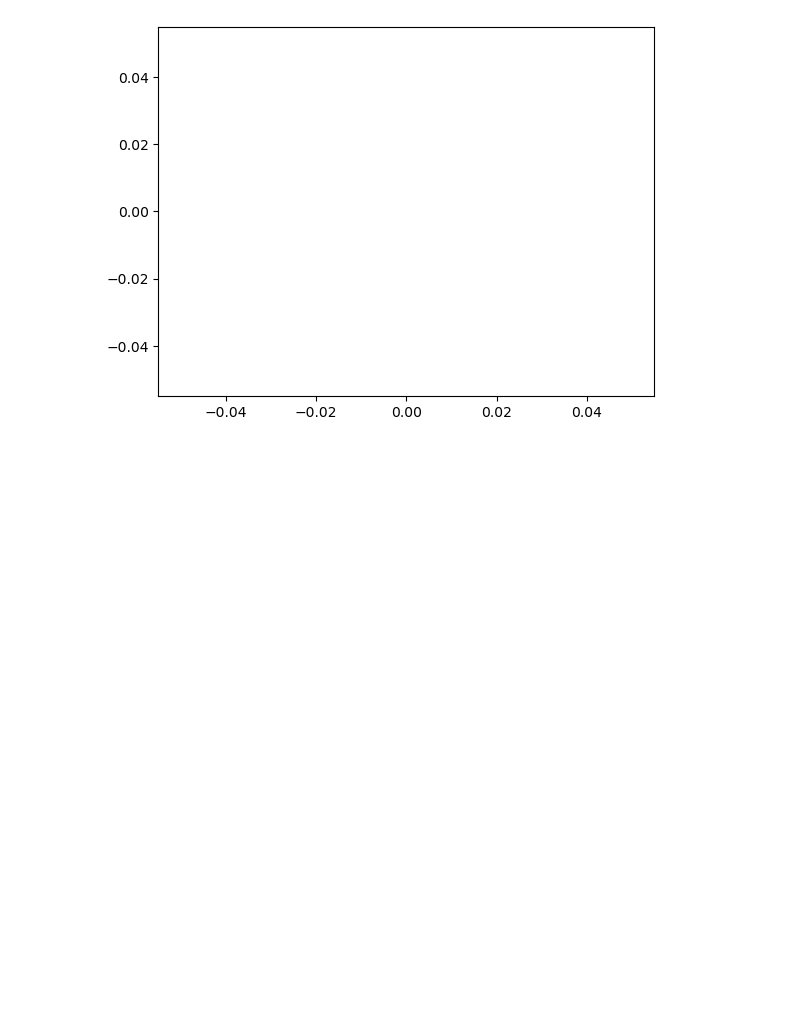
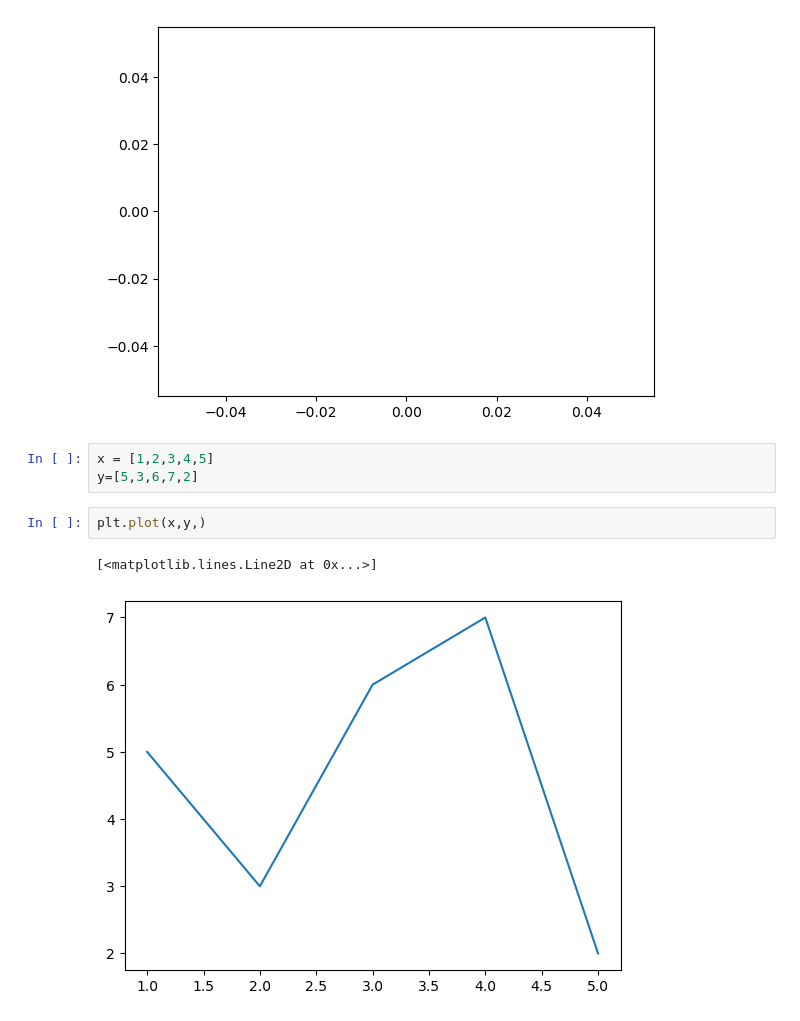
Before and after one commit to KabinGamal/Numpy_pandas, a Jupyter notebook: Introduction-to-numy.ipynb, the cells around one changed output. Drawn from its saved outputs; the diff is of its cells as text; blank space fills up the shorter version.

```diff
--- a/Introduction-to-numy.ipynb
+++ b/Introduction-to-numy.ipynb
@@ -696,3 +696,11 @@ import matplotlib.pyplot as plt
 plt.plot();
 # %% [output]
 [figure]
+# %%
+x = [1,2,3,4,5]
+y=[5,3,6,7,2]
+# %%
+plt.plot(x,y,)
+# %% [output]
+[<matplotlib.lines.Line2D at 0x...>]
+[figure, added]
```
Also changed, not shown: parts of 15 cells of this notebook.
